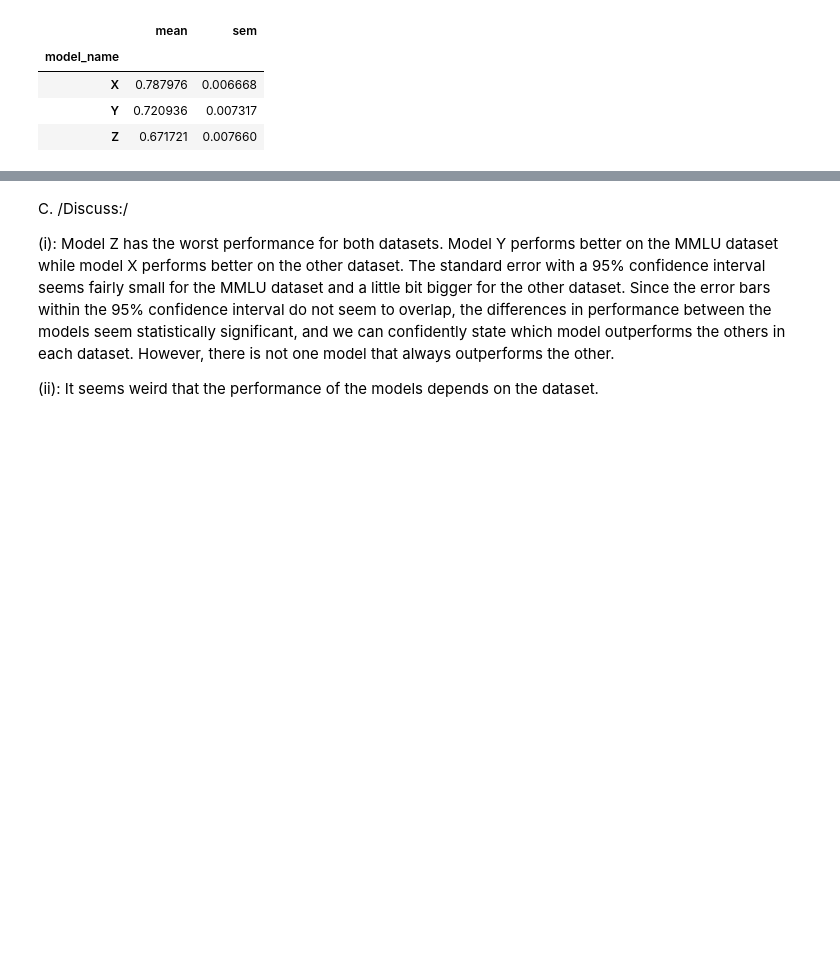
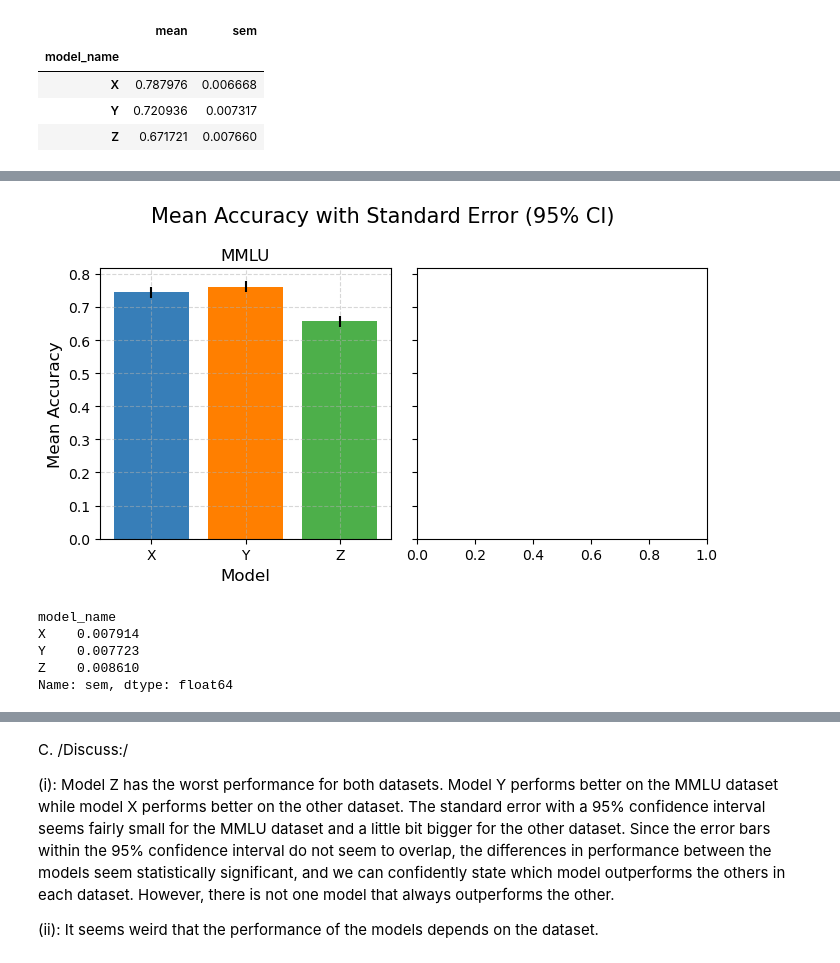
Before and after one commit to Luca-Engel/ADA-H1-Neutrality, a Jupyter notebook: analysis.ipynb, the cells around one changed output, grey strips where cells are left out. Cells and saved outputs as stored; diff of their text form; code cells hidden in the pictures; blank space fills up the shorter version.

Commit message:
question 2.7 and bootstrap

```diff
--- a/analysis.ipynb
+++ b/analysis.ipynb
@@ -368,0 +398,30 @@ display(df_other_by_model)
+# %%
+def bootstrap_confidence_interval(data, iterations=1000):
+    """
+    Bootstrap the 95% confidence interval for the mean of the data.
+
+    Parameters:
+    - data: An array of data
+    - iterations: The number of bootstrap samples to generate
+
+    Returns:
+    - A tuple representing the lower and upper bounds of the 95% confidence interval
+    """
+    means = np.zeros(iterations)
+
+    for i in range(iterations):
+        bootstrap_sample = np.random.choice(data, size=len(data), replace=True)
+        means[i] = np.mean(bootstrap_sample)
+
+    lower_bound = np.percentile(means, 2.5)
+    upper_bound = np.percentile(means, 97.5)
+
+    return (lower_bound, upper_bound)
+
+df_mmlu_by_model_correct_list = df_mmlu.groupby('model_name')['correct'].agg(list)
+df_mmlu_by_model_bootstrap = df_mmlu.groupby('model_name').apply(lambda x: pd.Series({
+    'mean' : x['correct'].mean(),
+    'confidence_interval_lower' : bootstrap_confidence_interval(x['correct'])[0],
+    'confidence_interval_upper' : bootstrap_confidence_interval(x['correct'])[1]
+}))
+df_mmlu_by_model_bootstrap
@@ -369 +434,25 @@ display(df_other_by_model)
+# %%
+confidence_interval = df_mmlu_by_model_bootstrap['confidence_interval_upper'] - df_mmlu_by_model_bootstrap['confidence_interval_lower']
+
+fig, (ax1, ax2) = plt.subplots(1,2, sharey=True, figsize = (7,4))
+fig.suptitle('Mean Accuracy with Standard Error (95% CI)', fontsize = 15)
+
+ax1.bar(df_mmlu_by_model_bootstrap.index, df_mmlu_by_model_bootstrap['mean'], yerr=confidence_interval, color = ['#377eb8', '#ff7f00', '#4daf4a']) #colorblind friendly
+ax1.set_title('MMLU')
+ax1.set_xlabel('Model', fontsize=12)
+ax1.set_ylabel('Mean Accuracy', fontsize=12)
+ax1.grid(True, linestyle='--', alpha=0.5)
+
+
+plt.tight_layout()
+# %% [output]
+[figure, added]
+# %%
+errorbars_mmlu
+# %% [output]
+model_name
+X    0.007914
+Y    0.007723
+Z    0.008610
+Name: sem, dtype: float64
 # %%
```
Also changed, not shown: parts of 11 cells of this notebook.
